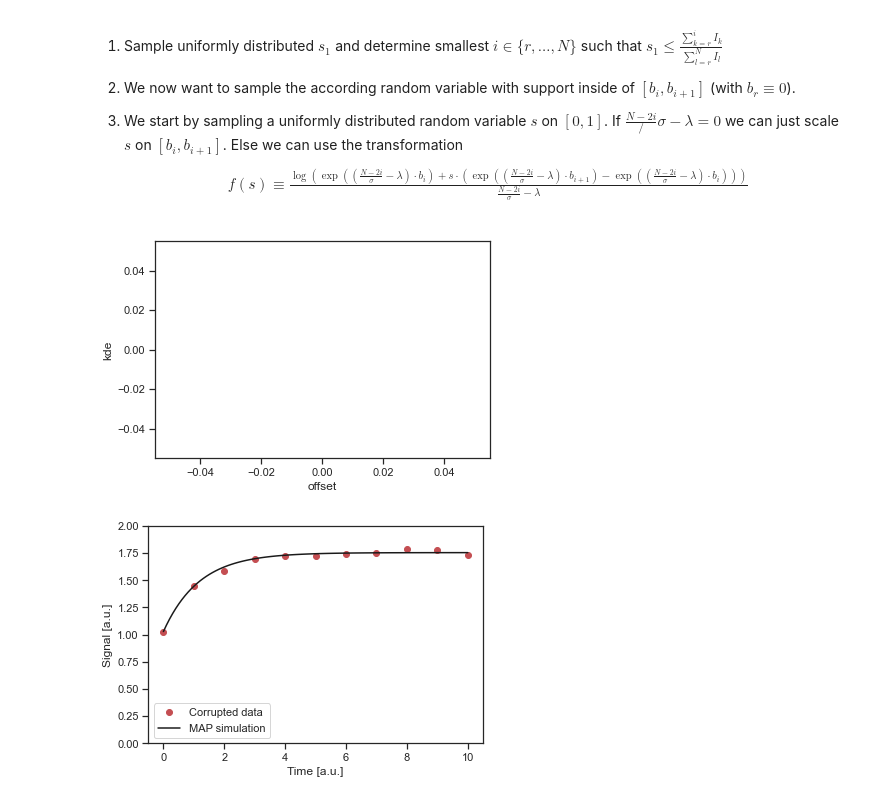
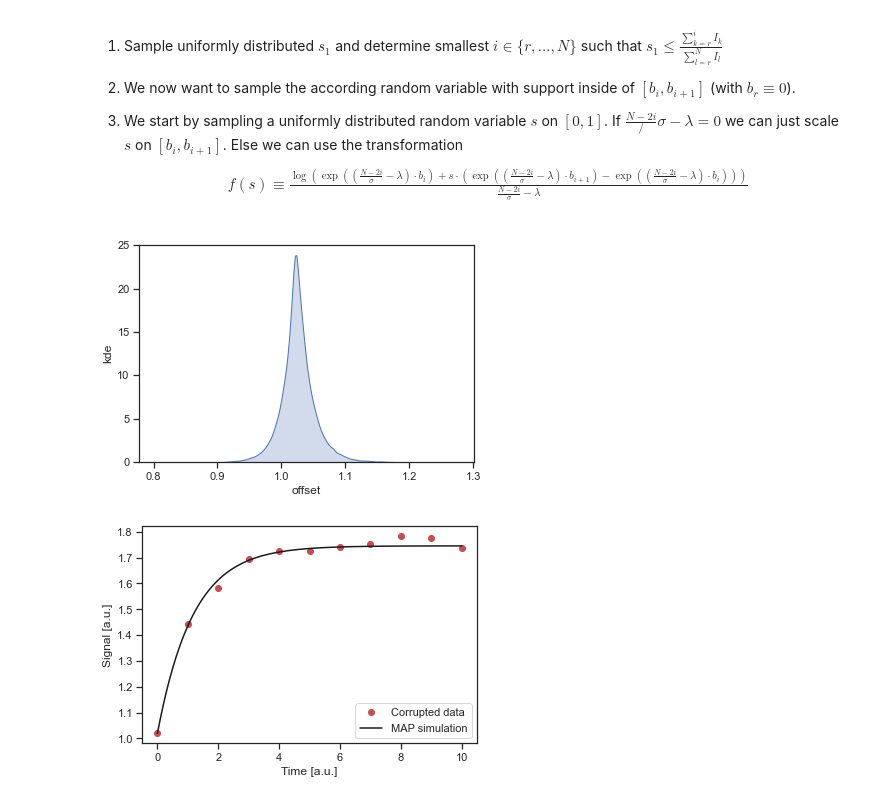
Before and after one commit to feddersmichael/Bachelor-Thesis-Marginal-Sampling, a Jupyter notebook: Sampling/Laplacian_noise/Conversion_Reaction_model/Laplacian_noise_Conversian_Reaction_Offset_Marginalised.ipynb, the cells around one changed output. Saved outputs shown, nothing was run; the diff lists cells and outputs as text; code cells hidden in the pictures.

```diff
--- a/Sampling/Laplacian_noise/Conversion_Reaction_model/Laplacian_noise_Conversian_Reaction_Offset_Marginalised.ipynb
+++ b/Sampling/Laplacian_noise/Conversion_Reaction_model/Laplacian_noise_Conversian_Reaction_Offset_Marginalised.ipynb
@@ -308,12 +310,11 @@ def get_offset(data, simulation, shape, lamda):
             lb = bounds[i + r]
 
         if i == N - r:
-            offset = np.log(np.exp(factor * lb) - s[1] * np.exp(factor * lb)) / factor
+            offset = np.log(1 - s[1])/ factor + lb
         else:
             ub = bounds[i + 1 + r]
-            offset = np.log(np.exp(factor * lb) + s[1] *(np.exp(factor * ub) - np.exp(factor * lb))) / factor
-
-
+            compensate = factor * ub
+            offset = (compensate + np.log(np.exp(factor*lb - compensate) + s[1] *(np.exp(factor*ub - compensate) - np.exp(factor*lb - compensate)))) / factor
 
     return offset
 # %%
@@ -343,7 +344,7 @@ plt.xlabel('offset')
 plt.ylabel('kde')
 plt.show()
 # %% [output]
-[figure, old version]
+[figure, new version]
 # %%
 plot_MAP = True
 
@@ -352,32 +353,32 @@ if plot_MAP:
     MAP = result.sample_result.trace_x[0,result.sample_result.burn_in+MAP_index,:]
 
     # experimental data
     data = np.asarray(petab_problem.measurement_df.measurement)
     # time vector
     tvec = np.asarray(petab_problem.measurement_df.time)
 
     tvec_for_plotting = np.linspace(tvec[0],tvec[-1],100)
 
     scale_MAP = MAP[-1]
 
     # simulate model
     _simulation = simulate_model(np.exp(MAP), tvec)
     simulation = np.asarray(_simulation)
 
     offset_MAP = get_offset(data, simulation, scale_MAP, lamda)
 
     _simulation = simulate_model(np.exp(MAP), tvec_for_plotting)
     simulation_for_plotting = np.asarray(offset_MAP + _simulation)
 
     import matplotlib.pyplot as plt
 
     plt.figure()
     plt.plot(tvec,data,'or',label='Corrupted data')
     plt.plot(tvec_for_plotting,simulation_for_plotting,'k',label='MAP simulation')
     plt.xlabel('Time [a.u.]')
     plt.ylabel('Signal [a.u.]')
-    plt.ylim([0,2])
+    #plt.ylim([0,2])
     plt.legend()
     plt.show()
 # %% [output]
-[figure, old version]
+[figure, new version]
```
Also changed, not shown: parts of 2 cells of this notebook, 2 other files.
